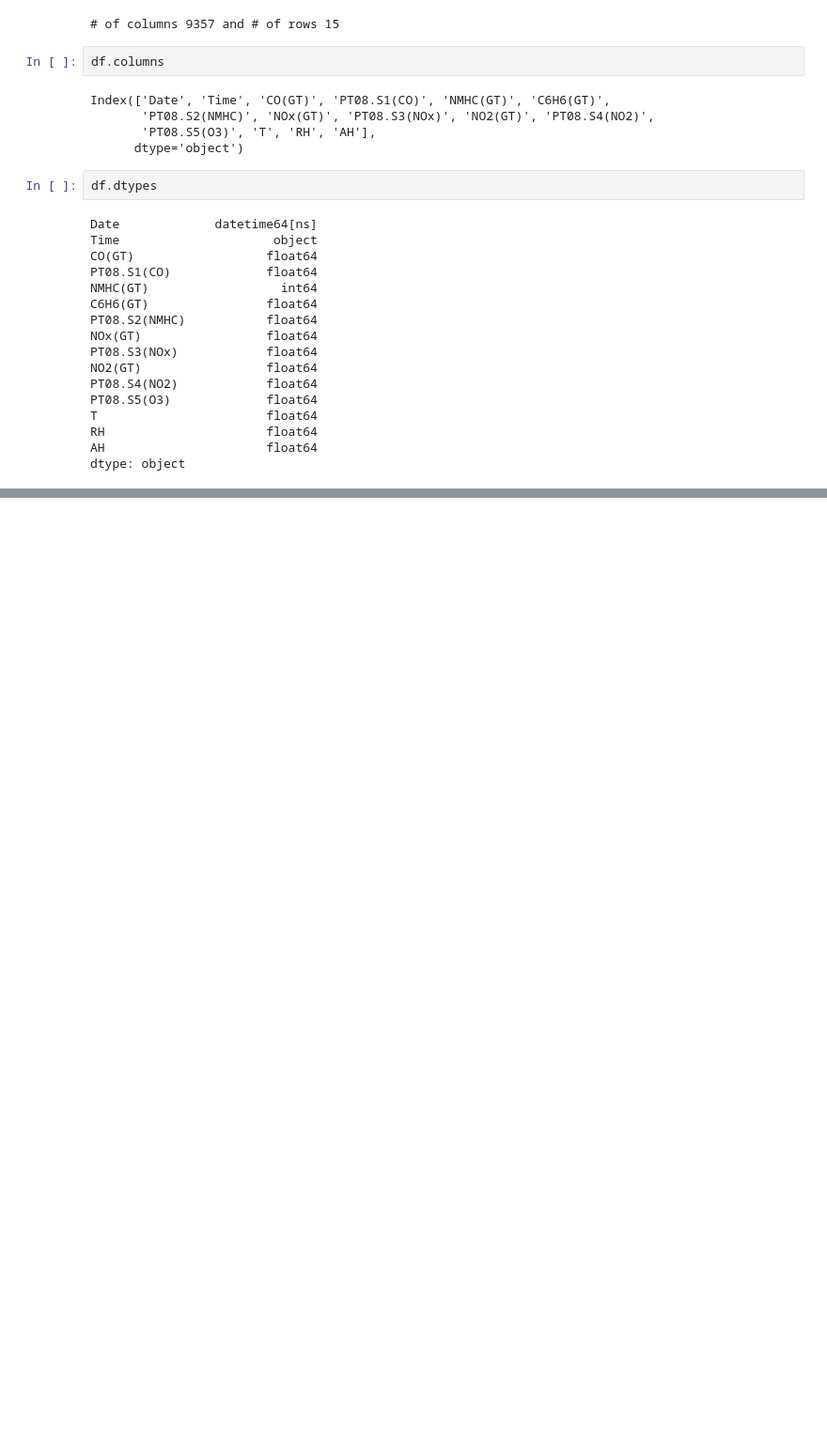
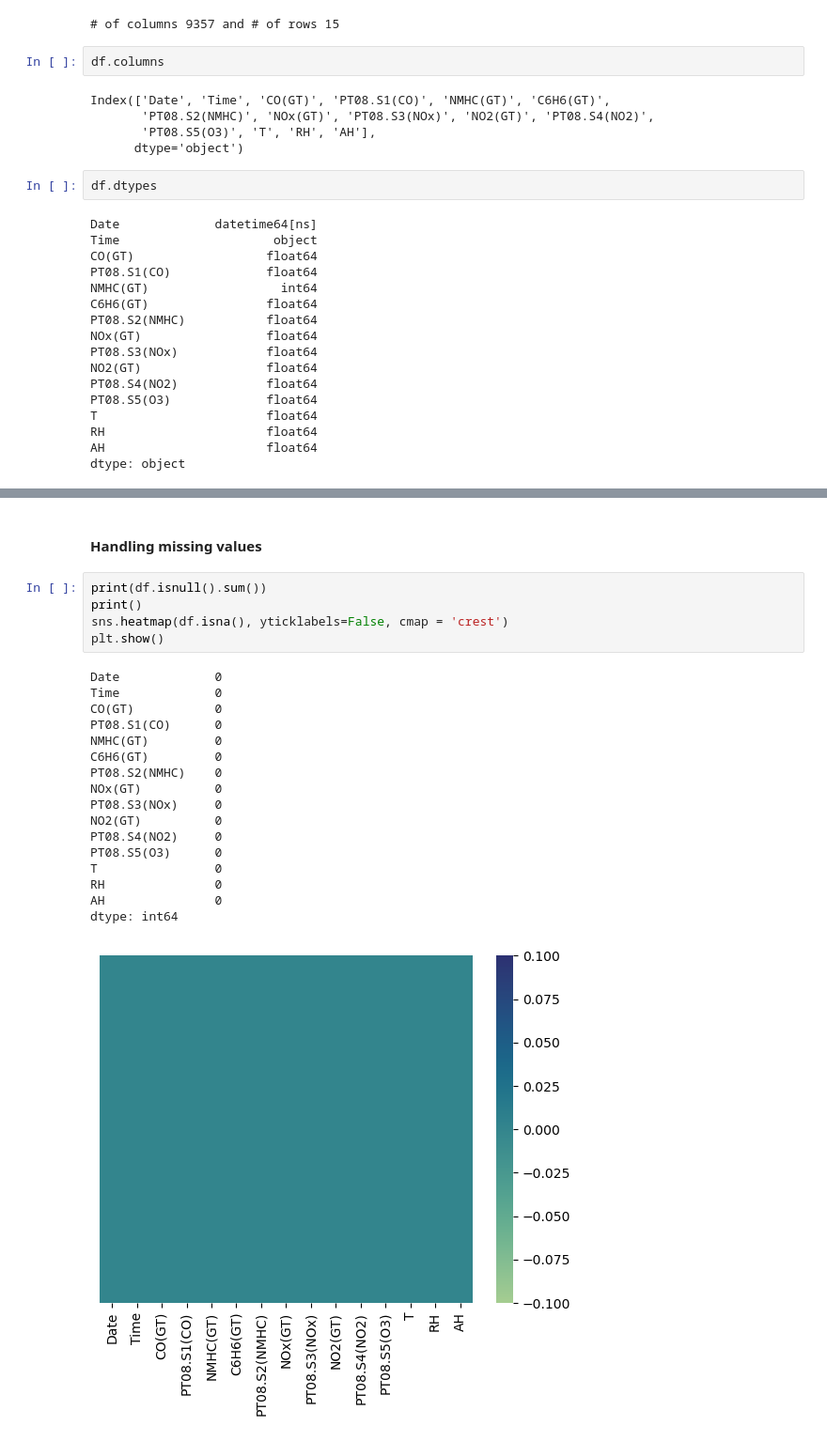
Before and after one commit to shivshankarsajeev/Air_Quality_using_regression, a Jupyter notebook: Untitled.ipynb, the cells around one changed output, grey strips where cells are left out. Shown at 94% size. Saved outputs shown, nothing was run; the diff lists cells and outputs as text; blank space fills up the shorter version.

```diff
--- a/Untitled.ipynb
+++ b/Untitled.ipynb
@@ -60,0 +83,25 @@ df.describe()
+# %% [markdown]
+#### Handling missing values
+# %%
+print(df.isnull().sum())
+print()
+sns.heatmap(df.isna(), yticklabels=False, cmap = 'crest')
+plt.show()
+# %% [output]
+Date             0
+Time             0
+CO(GT)           0
+PT08.S1(CO)      0
+NMHC(GT)         0
+C6H6(GT)         0
+PT08.S2(NMHC)    0
+NOx(GT)          0
+PT08.S3(NOx)     0
+NO2(GT)          0
+PT08.S4(NO2)     0
+PT08.S5(O3)      0
+T                0
+RH               0
+AH               0
+dtype: int64
+[figure, added]
```
Also changed, not shown: parts of 13 cells of this notebook.
